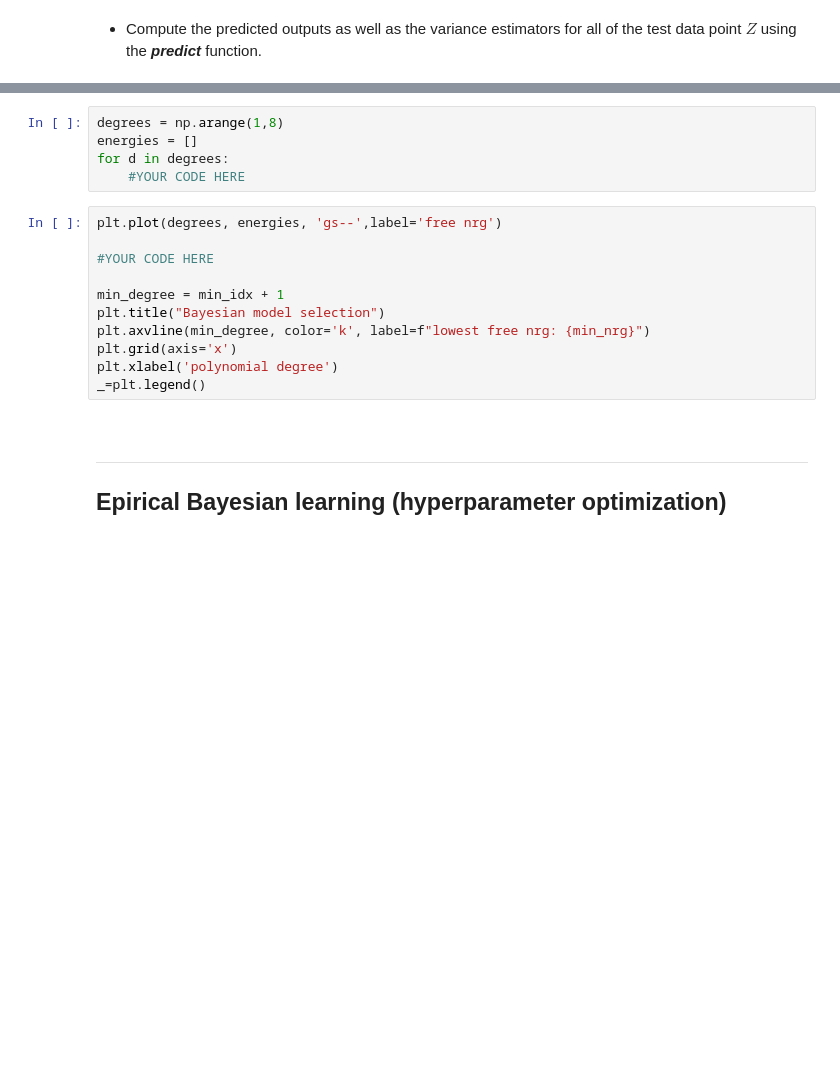
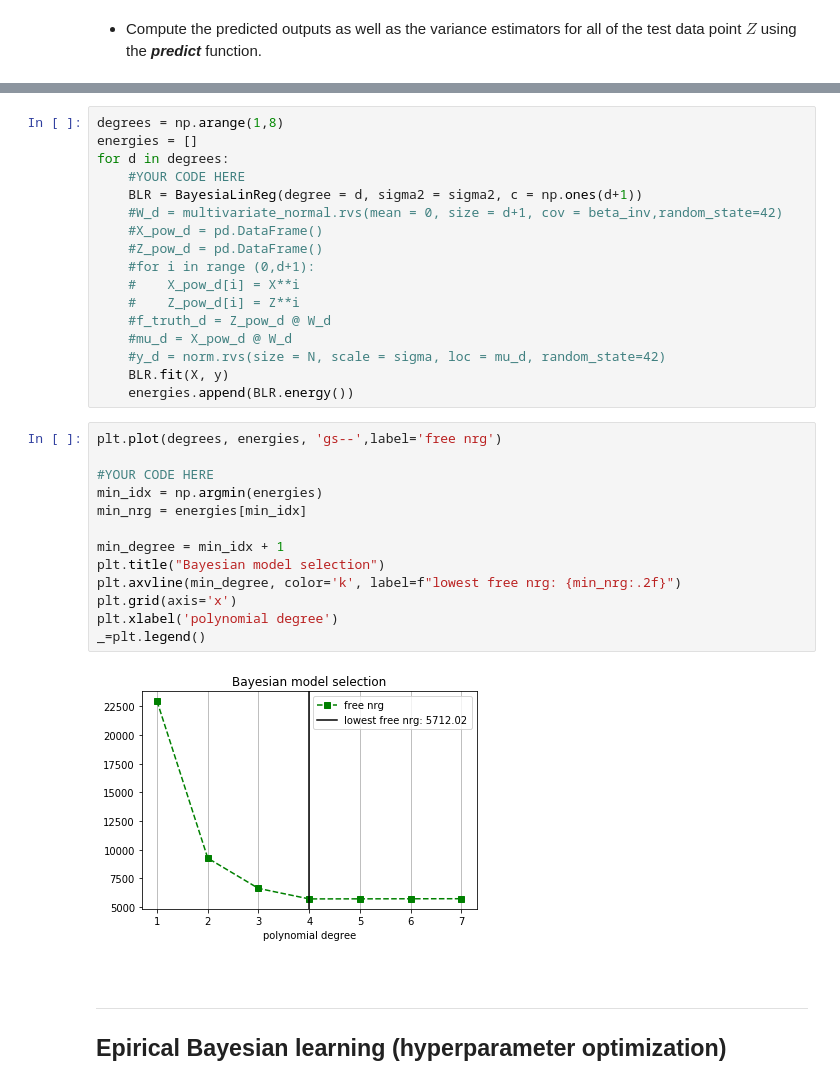
Before and after one commit to toristvan/BAP, a Jupyter notebook: HW2_new/BAP_HW_2.ipynb, the cells around one changed output, grey strips where cells are left out. Drawn from its saved outputs; the diff is of its cells as text; blank space fills up the shorter version.

```diff
--- a/HW2_new/BAP_HW_2.ipynb
+++ b/HW2_new/BAP_HW_2.ipynb
@@ -492,22 +502,38 @@ _=plt.legend()
 Your plot should look like:
 
 <img src='nrg.png' width=300>
-# %%
-degrees = np.arange(1,8)
-energies = []
-for d in degrees:
-    #YOUR CODE HERE
+# %%
+degrees = np.arange(1,8)
+energies = []
+for d in degrees:
+    #YOUR CODE HERE
+    BLR = BayesiaLinReg(degree = d, sigma2 = sigma2, c = np.ones(d+1))
+    #W_d = multivariate_normal.rvs(mean = 0, size = d+1, cov = beta_inv,random_state=42)
+    #X_pow_d = pd.DataFrame()
+    #Z_pow_d = pd.DataFrame()
+    #for i in range (0,d+1):
+    #    X_pow_d[i] = X**i
+    #    Z_pow_d[i] = Z**i
+    #f_truth_d = Z_pow_d @ W_d
+    #mu_d = X_pow_d @ W_d
+    #y_d = norm.rvs(size = N, scale = sigma, loc = mu_d, random_state=42)
+    BLR.fit(X, y)
+    energies.append(BLR.energy())
 # %%
 plt.plot(degrees, energies, 'gs--',label='free nrg')
 
 #YOUR CODE HERE
+min_idx = np.argmin(energies)
+min_nrg = energies[min_idx]
 
 min_degree = min_idx + 1
 plt.title("Bayesian model selection")
-plt.axvline(min_degree, color='k', label=f"lowest free nrg: {min_nrg}")
+plt.axvline(min_degree, color='k', label=f"lowest free nrg: {min_nrg:.2f}")
 plt.grid(axis='x')
 plt.xlabel('polynomial degree')
 _=plt.legend()
+# %% [output]
+[figure, added]
 # %% [markdown]
 <br><hr>
 
```
Also changed, not shown: parts of 20 cells of this notebook.
